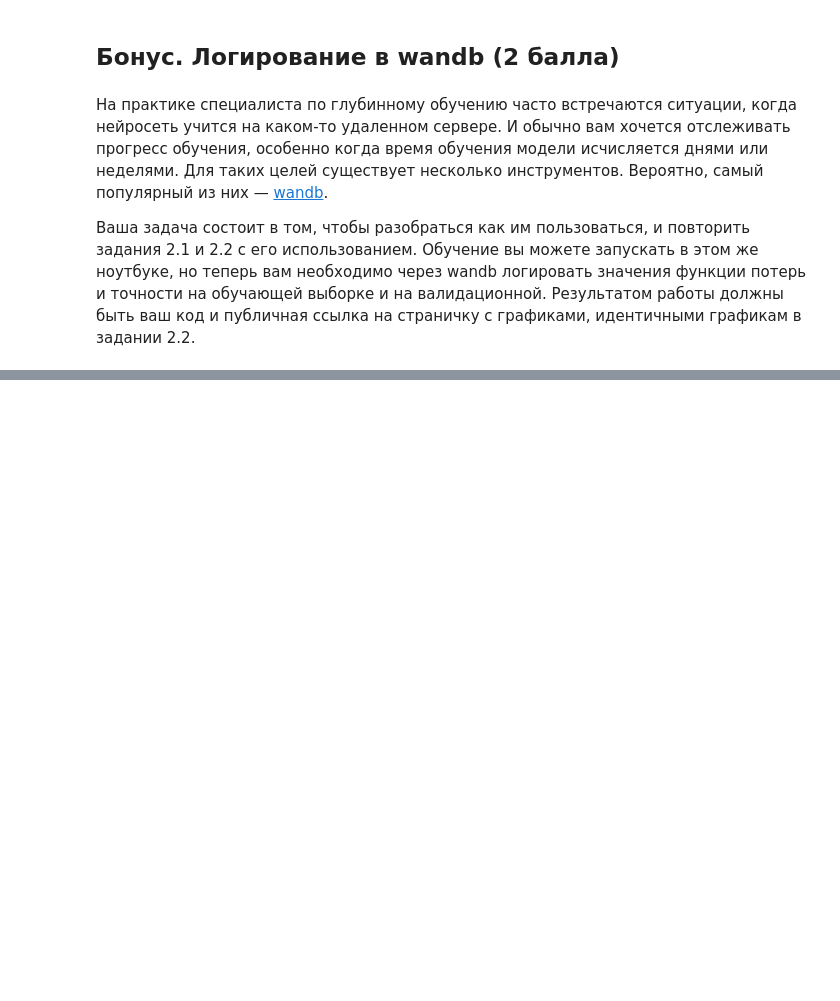
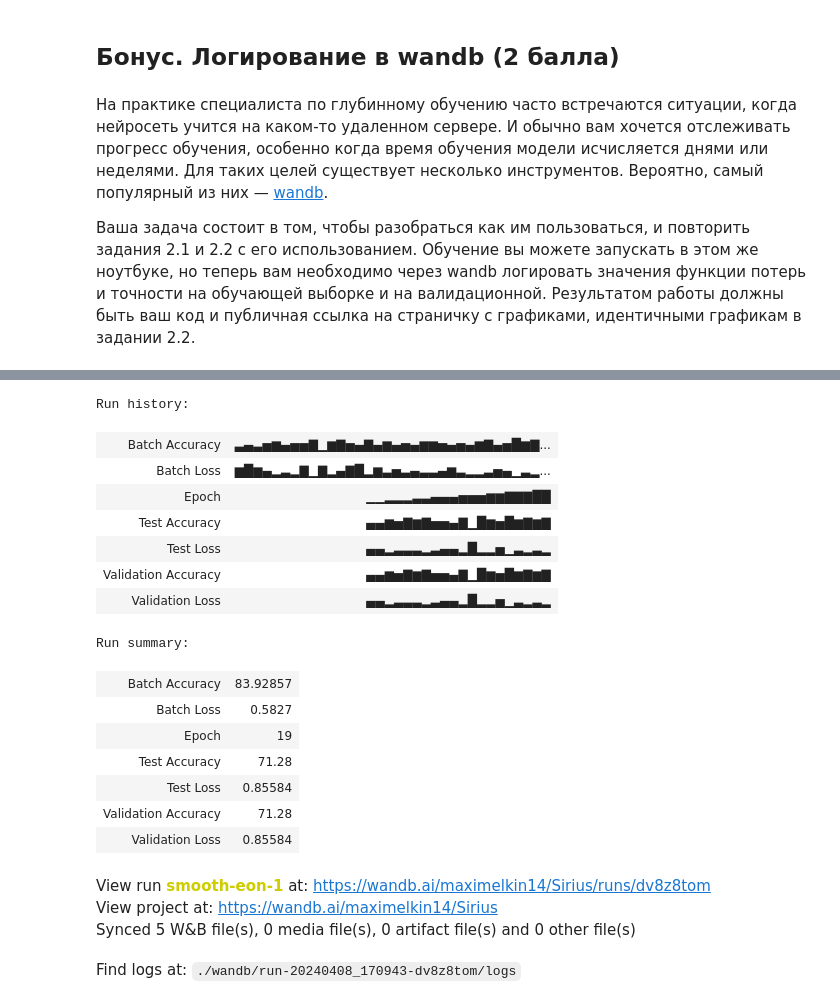
Before and after one commit to Romaniox/Sirius, a Jupyter notebook: hw_dl_02_task.ipynb, the cells around one changed output, grey strips where cells are left out. Drawn from its saved outputs; the diff is of its cells as text; code cells hidden in the pictures; blank space fills up the shorter version.

```diff
--- a/hw_dl_02_task.ipynb
+++ b/hw_dl_02_task.ipynb
@@ -787,0 +815,23 @@ wandb.finish()
+# %%
+wandb.finish()
+# %% [output]
+Run history:
+| Batch Accuracy | ▃▄▃▅▆▄▅▅▇▁▆▇▅▄▇▄▆▄▅▄▆▆▅▄▅▄▆▇▄▅█▆▇... |
+| Batch Loss | ▆█▆▄▂▃▂▇▁▇▂▄▇█▂▆▃▅▃▄▃▃▄▆▃▂▂▃▅▄▁▃▂... |
+| Epoch | ▁▁▂▂▂▃▃▄▄▄▅▅▅▆▆▇▇▇██ |
+| Test Accuracy | ▄▄▆▅▇▆▇▅▅▄▇▁█▆▅█▆▇▆▇ |
+| Test Loss | ▄▄▂▃▃▃▂▃▄▄▂█▂▂▅▁▃▂▃▂ |
+| Validation Accuracy | ▄▄▆▅▇▆▇▅▅▄▇▁█▆▅█▆▇▆▇ |
+| Validation Loss | ▄▄▂▃▃▃▂▃▄▄▂█▂▂▅▁▃▂▃▂ |
+Run summary:
+| Batch Accuracy | 83.92857 |
+| Batch Loss | 0.5827 |
+| Epoch | 19 |
+| Test Accuracy | 71.28 |
+| Test Loss | 0.85584 |
+| Validation Accuracy | 71.28 |
+| Validation Loss | 0.85584 |
+View run smooth-eon-1 at: https://wandb.ai/maximelkin14/Sirius/runs/dv8z8tom
+View project at: https://wandb.ai/maximelkin14/Sirius
+Synced 5 W&B file(s), 0 media file(s), 0 artifact file(s) and 0 other file(s)
+Find logs at: ./wandb/run-20240408_170943-dv8z8tom/logs
```
Also changed, not shown: parts of 1 cell of this notebook.
